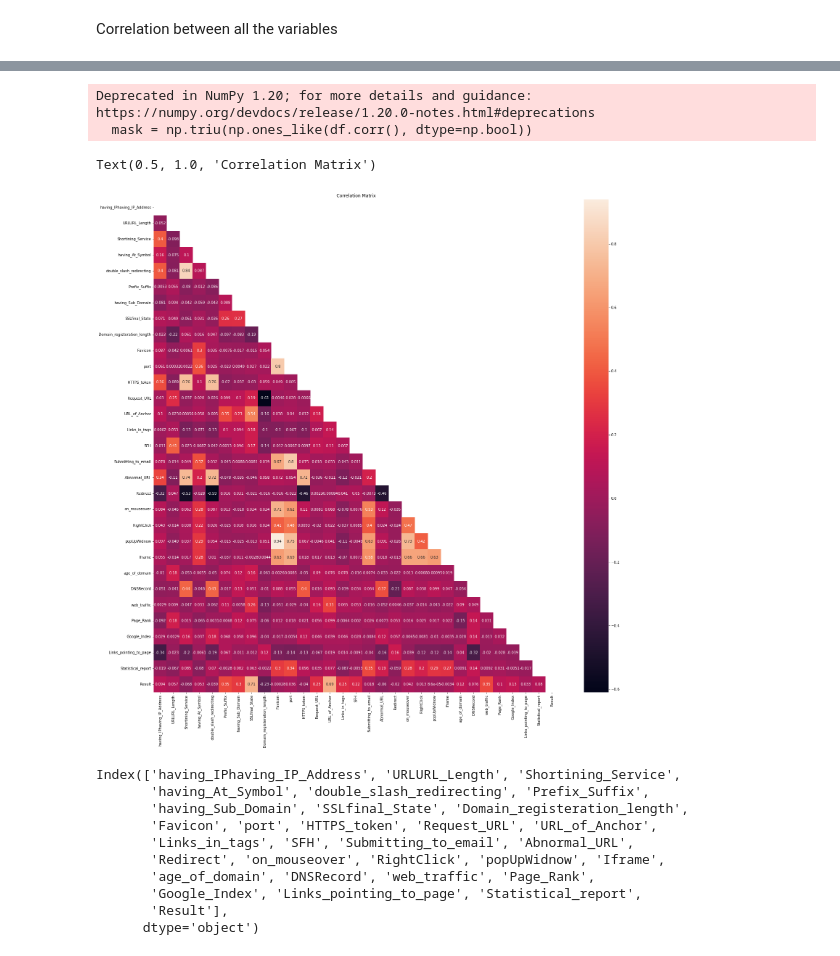
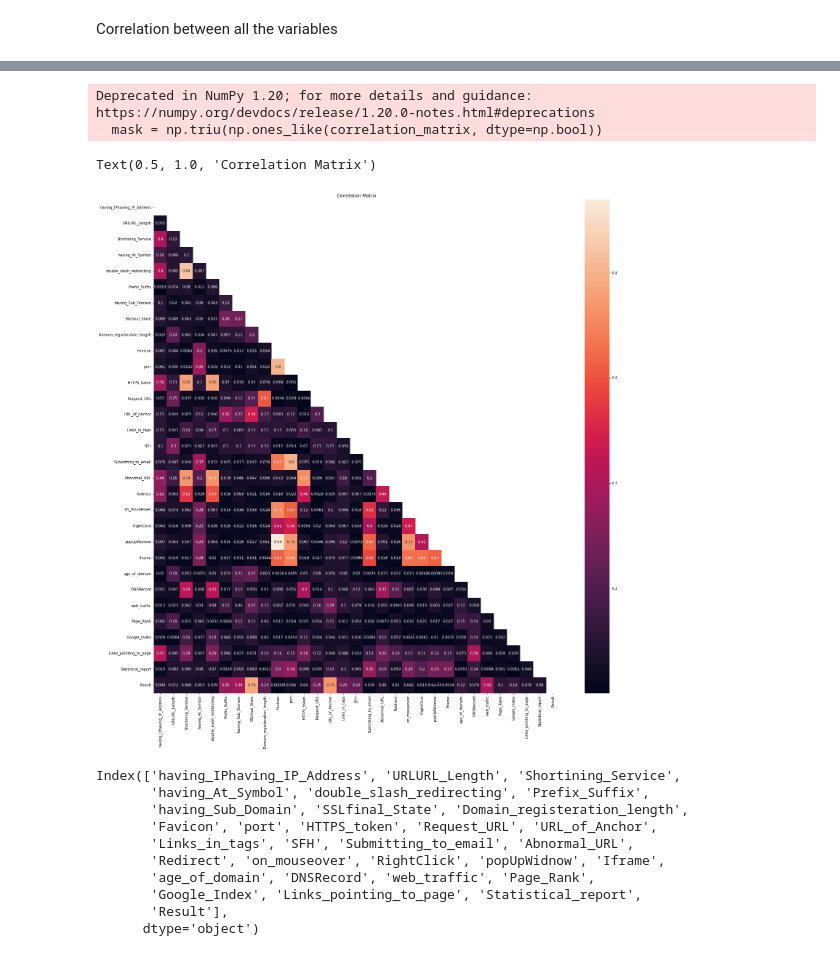
Before and after one commit to madina1211/software-packs-project-phising-website, a Jupyter notebook: Software_packs_project.ipynb, the cells around one changed output, grey strips where cells are left out. Saved outputs shown, nothing was run; the diff lists cells and outputs as text; code cells hidden in the pictures.

```diff
--- a/Software_packs_project.ipynb
+++ b/Software_packs_project.ipynb
@@ -191,0 +143,10 @@ plt.show()
+# %%
+# Convert int columns to Category columns
+df = df.apply(lambda x: x.astype("category") if x.dtype == "int64" else x)
+# Initialize a CamresV object using dataset
+cramersv = am.CramersV(df)
+# %%
+# will return a pairwise matrix filled with Cramer's V, where columns and index are
+# the categorical variables of the passed pandas.DataFrame
+correlation_matrix = cramersv.fit()
+correlation_matrix
@@ -192,13 +172,13 @@ plt.show()
 # %%
 #Correlation
-plt.figure(figsize=(25, 25))
-mask = np.triu(np.ones_like(df.corr(), dtype=np.bool))
-sns.heatmap(df.corr(), mask=mask, annot=True).set_title('Correlation Matrix')
+plt.figure(figsize=(25,25))
+mask = np.triu(np.ones_like(correlation_matrix, dtype=np.bool))
+sns.heatmap(correlation_matrix, mask=mask, annot=True).set_title('Correlation Matrix')
 # %% [output]
 Deprecated in NumPy 1.20; for more details and guidance: https://numpy.org/devdocs/release/1.20.0-notes.html#deprecations
-  mask = np.triu(np.ones_like(df.corr(), dtype=np.bool))
+  mask = np.triu(np.ones_like(correlation_matrix, dtype=np.bool))
 Text(0.5, 1.0, 'Correlation Matrix')
-[figure, old version]
+[figure, new version]
 # %%
 columns = df.columns
 columns
```
Also changed, not shown: parts of 18 cells of this notebook.
